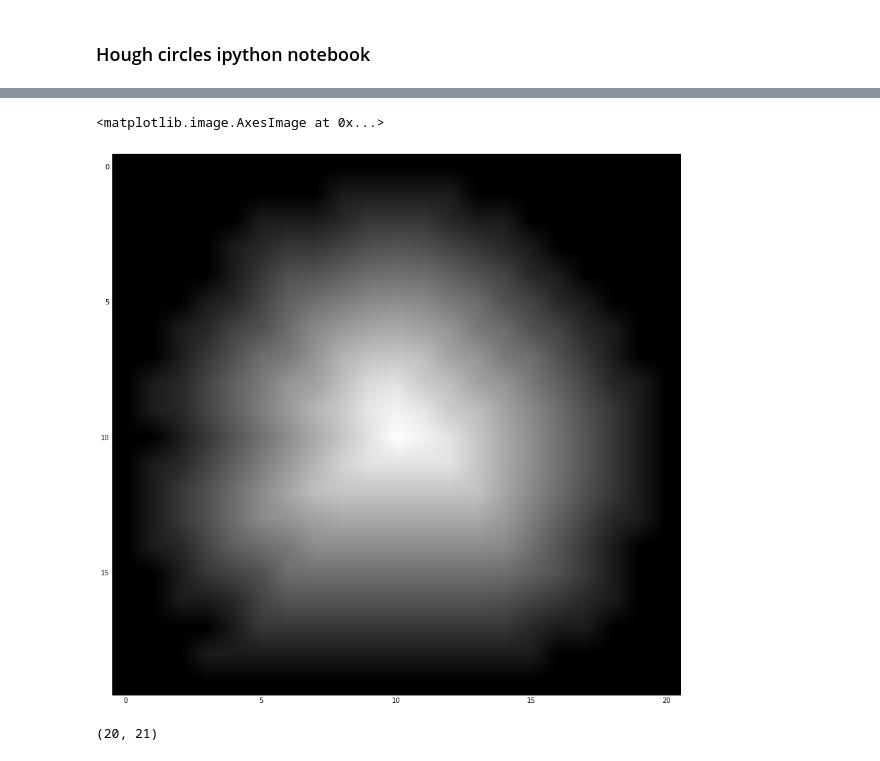
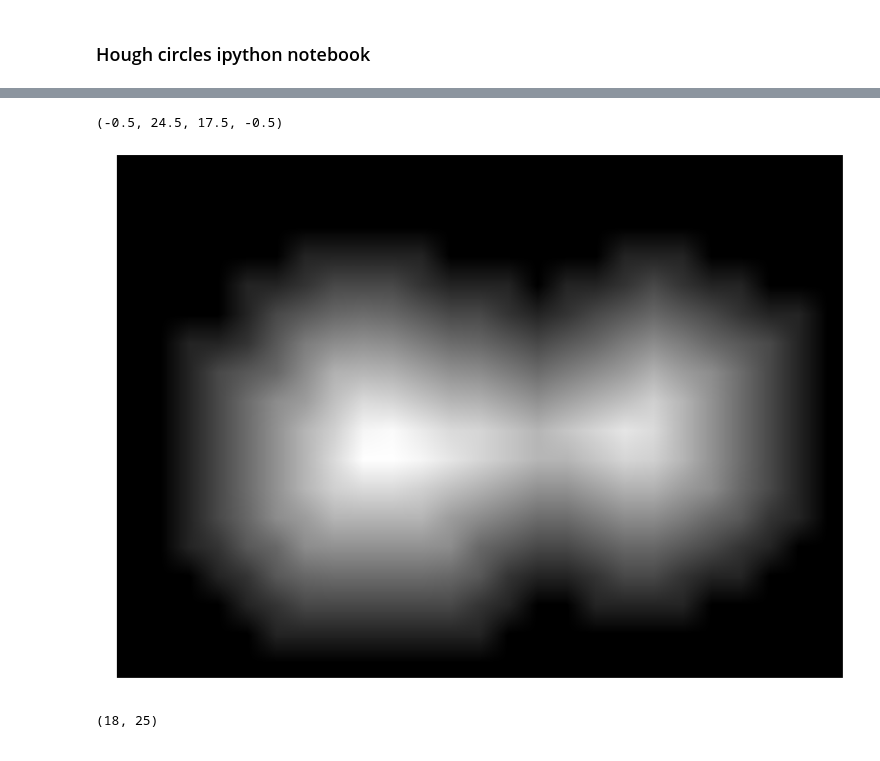
Before and after one commit to thegreatshasha/dopencv, a Jupyter notebook: WatershedTests.ipynb, the cells around one changed output, grey strips where cells are left out. Saved outputs shown, nothing was run; the diff lists cells and outputs as text; code cells hidden in the pictures.

```diff
--- a/WatershedTests.ipynb
+++ b/WatershedTests.ipynb
@@ -20,7 +20,7 @@ from pylab import rcParams
 from helpers import scaled_resize
 rcParams['figure.figsize'] = 15, 15
 # %%
-input_file = "/Users/shashwat/Downloads/untitled folder/dt1.png"
+input_file = "/Users/shashwat/Downloads/watershed1.tiff"
 
 img_gray = cv2.imread(input_file, 0)
 img = cv2.imread(input_file)
@@ -32,3 +32,4 @@ plt.imshow(img_gray, cmap='gray')
 # %%
-#rng,img_gray = cv2.threshold(img_gray,0,255,cv2.THRESH_BINARY_INV+cv2.THRESH_OTSU)
-#plt.imshow(img_gray, cmap='gray')
+rng,img_gray = cv2.threshold(img_gray,0,255,cv2.THRESH_BINARY_INV+cv2.THRESH_OTSU)
+plt.imshow(img_gray, cmap='gray')
+plt.axis('off')
@@ -35,14 +39,15 @@ plt.imshow(img_gray, cmap='gray')
 # %%
-#dist_transform = cv2.distanceTransform(img_gray,cv2.cv.CV_DIST_L2,3)
-dist_transform = img_gray
+dist_transform = cv2.distanceTransform(img_gray,cv2.cv.CV_DIST_L2,3)
+#dist_transform = img_gray
 plt.imshow(dist_transform, cmap='gray')
+plt.axis('off')
 # %% [output]
-<matplotlib.image.AxesImage at 0x...>
+(-0.5, 24.5, 17.5, -0.5)
-[figure, old version]
+[figure, new version]
 # %%
 dist_transform.shape
 # %% [output]
-(20, 21)
+(18, 25)
 # %%
 zo = np.array([[1,1,1],[2,3.5,2],[3,3,3]])
 # %%
```
Also changed, not shown: parts of 7 cells of this notebook, 24 other files.
